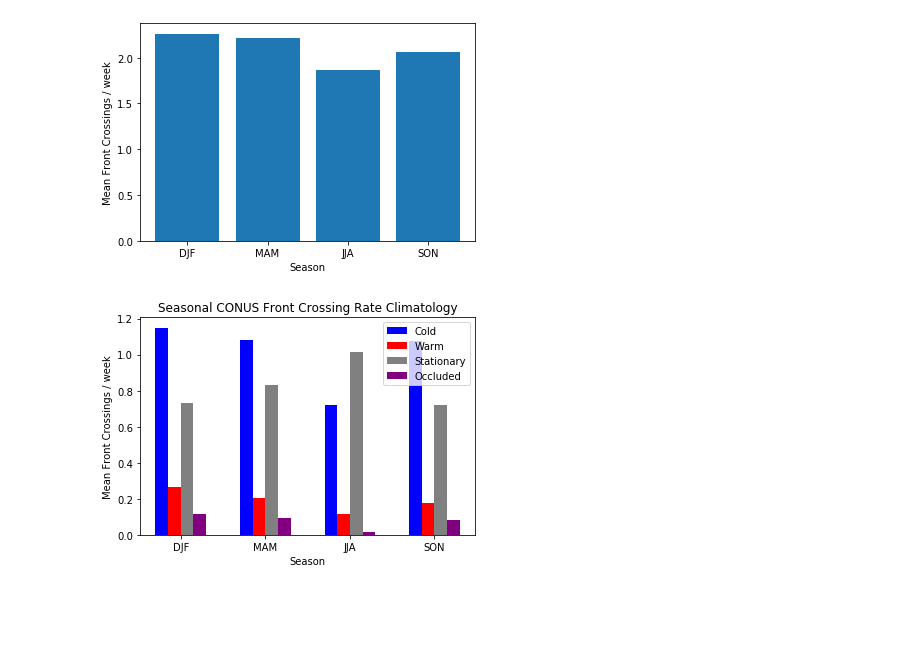
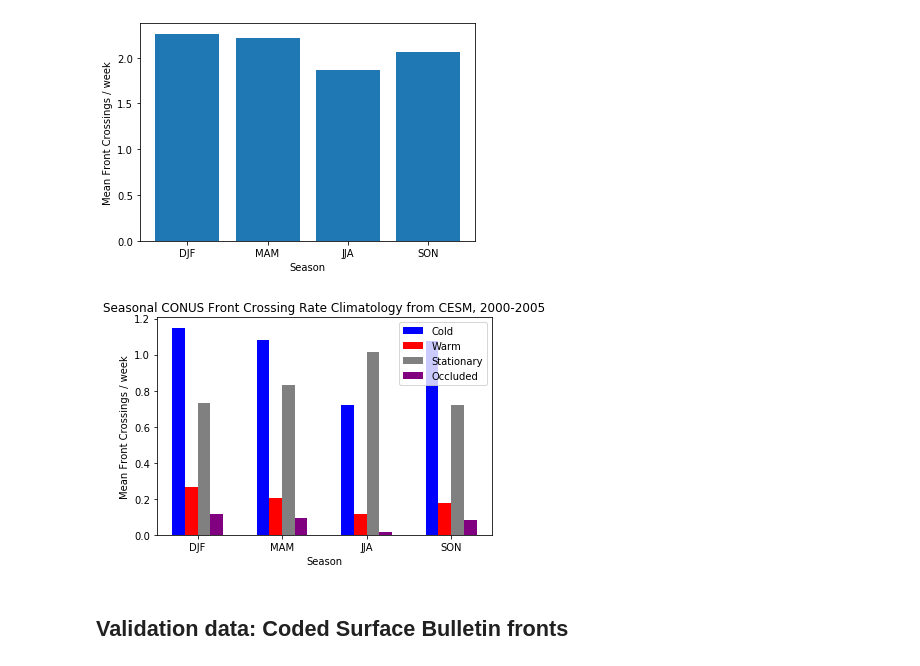
Before and after one commit to katiedagon/ML-extremes, a Jupyter notebook: notebooks/FrontsAnalysis_crossingrates.ipynb, the cells around one changed output. Saved outputs shown, nothing was run; the diff lists cells and outputs as text; code cells hidden in the pictures; blank space fills up the shorter version.

```diff
--- a/notebooks/FrontsAnalysis_crossingrates.ipynb
+++ b/notebooks/FrontsAnalysis_crossingrates.ipynb
@@ -81,28 +85,30 @@ ax.set_xticklabels(labels);
 # %%
 fig, ax = plt.subplots()
 
 w = 0.15
 labels = ['DJF', 'MAM', 'JJA', 'SON']
 nseason = len(labels)
 x = np.arange(nseason)  # the label locations
 
 position = x + (w*(1-nseason)/2) + 0*w
 ax.bar(position, srates_clim_CONUS_mean_wk[:,0], width=w, label="Cold", color='blue')
 position = x + (w*(1-nseason)/2) + 1*w
 ax.bar(position, srates_clim_CONUS_mean_wk[:,1], width=w, label="Warm", color='red')
 position = x + (w*(1-nseason)/2) + 2*w
 ax.bar(position, srates_clim_CONUS_mean_wk[:,2], width=w, label="Stationary", color='grey')
 position = x + (w*(1-nseason)/2) + 3*w
 ax.bar(position, srates_clim_CONUS_mean_wk[:,3], width=w, label="Occluded", color='purple')
 
-ax.set_title('Seasonal CONUS Front Crossing Rate Climatology')
+ax.set_title('Seasonal CONUS Front Crossing Rate Climatology from CESM, 2000-2005')
 ax.set_ylabel('Mean Front Crossings / week')
 ax.set_xlabel('Season')
 ax.set_xticks(x)
 ax.set_xticklabels(labels)
 
 ax.legend();
 
 #plt.savefig('../figures/cesm_srates_clim_CONUS_mean_wk.pdf')
 # %% [output]
-[figure, old version]
+[figure, new version]
+# %% [markdown]
+## Validation data: Coded Surface Bulletin fronts
```
Also changed, not shown: parts of 53 cells of this notebook, 10 other files.
